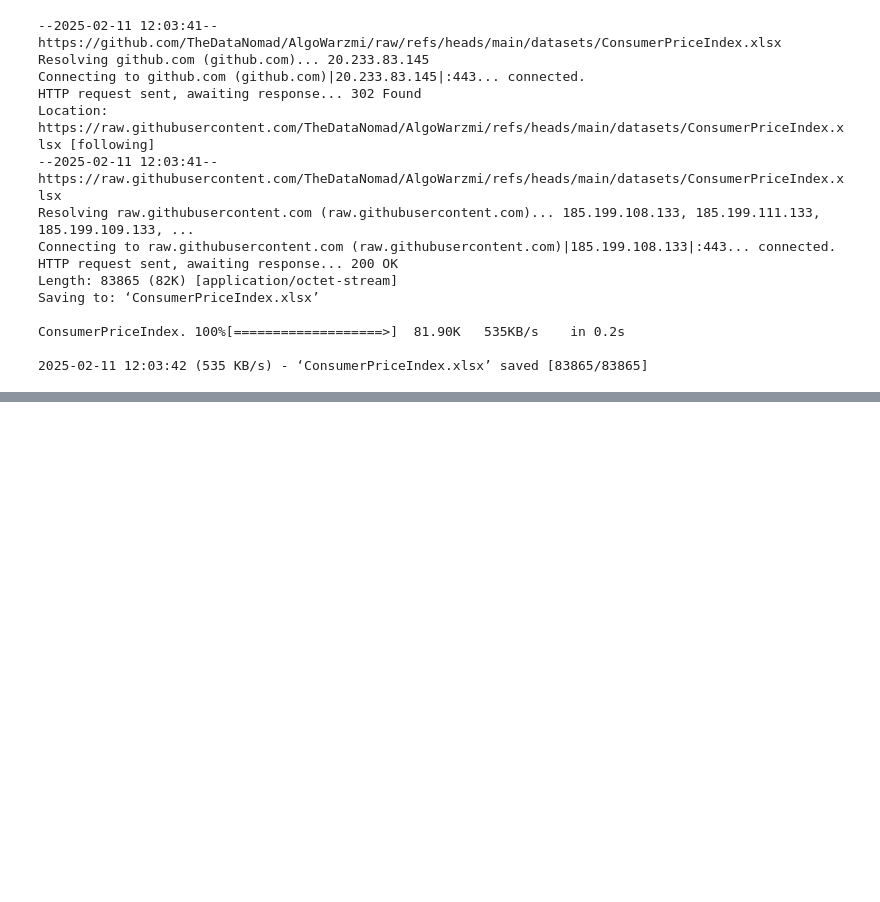
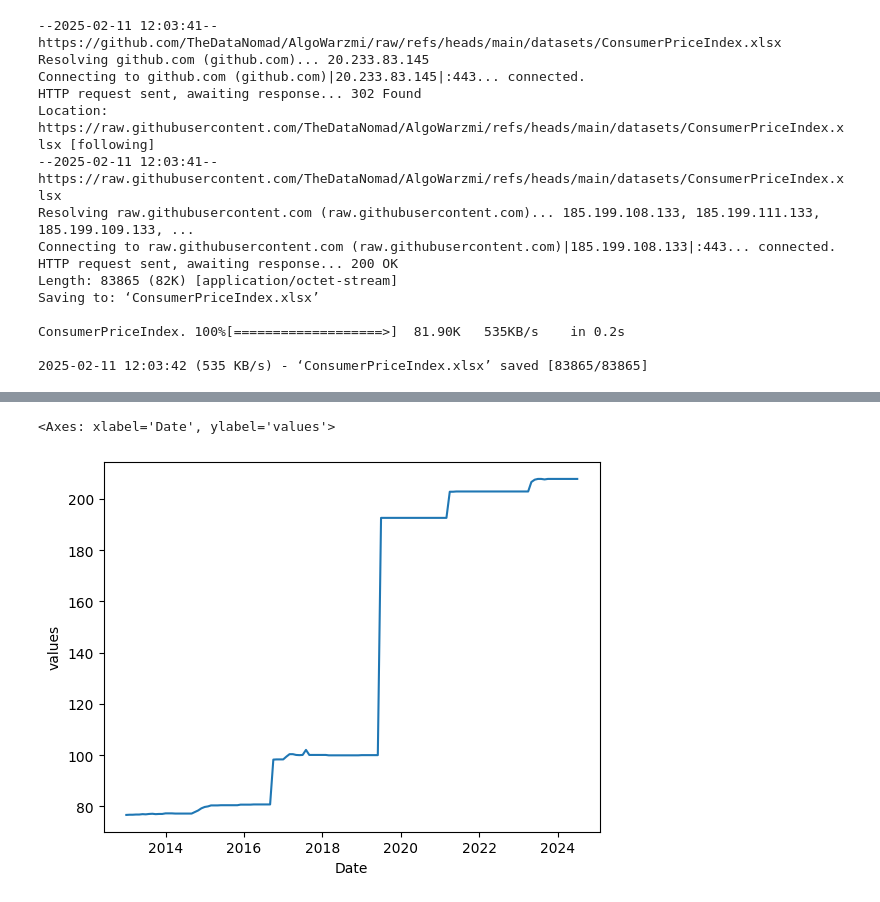
Before and after one commit to TheDataNomad/AlgoWarzmi, a Jupyter notebook: test_cbo/practice.ipynb, the cells around one changed output, grey strips where cells are left out. Drawn from its saved outputs; the diff is of its cells as text; code cells hidden in the pictures; blank space fills up the shorter version.

```diff
--- a/test_cbo/practice.ipynb
+++ b/test_cbo/practice.ipynb
@@ -192,0 +230,21 @@ final_df
+# %%
+##### Cleaning the date column
+from datetime import date
+# date(2025,2,11)
+
+
+new_date_values = []
+for date_input in list(final_df['Date']):
+    year = int(date_input.split("-")[0])
+    month = int(date_input.split("-")[1])
+
+    new_date_values.append(date(year,month,1))
+
+final_df['Date'] = new_date_values
+
+
+
+# final_df['Date'] = [date(int(date_input.split("-")[0]),int(date_input.split("-")[1]),1) for date_input in list(final_df['Date'])]
+# %%
+final_df.query("INDICATOR == 'PCPI_CP_02_IX'")
+filtered_df = final_df[final_df['INDICATOR'] == 'PCPI_CP_02_IX']
@@ -192,0 +255,8 @@ final_df
+# %%
+import seaborn as sns
+
+
+sns.lineplot(data=filtered_df,x='Date',y='values')
+# %% [output]
+<Axes: xlabel='Date', ylabel='values'>
+[figure, added]
```
Also changed, not shown: parts of 8 cells of this notebook.
